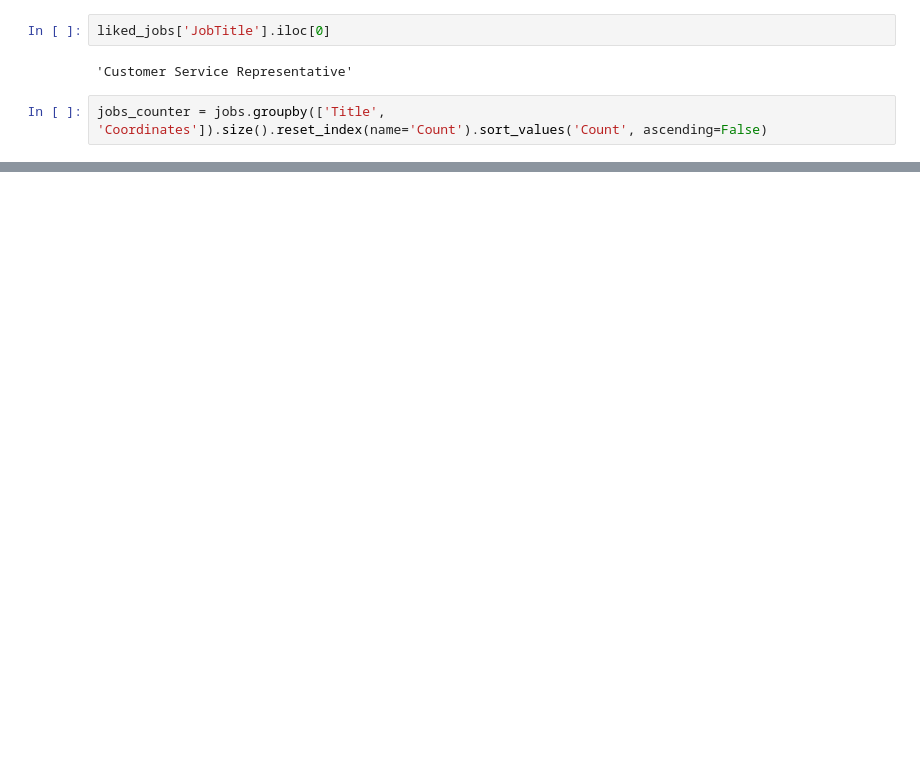
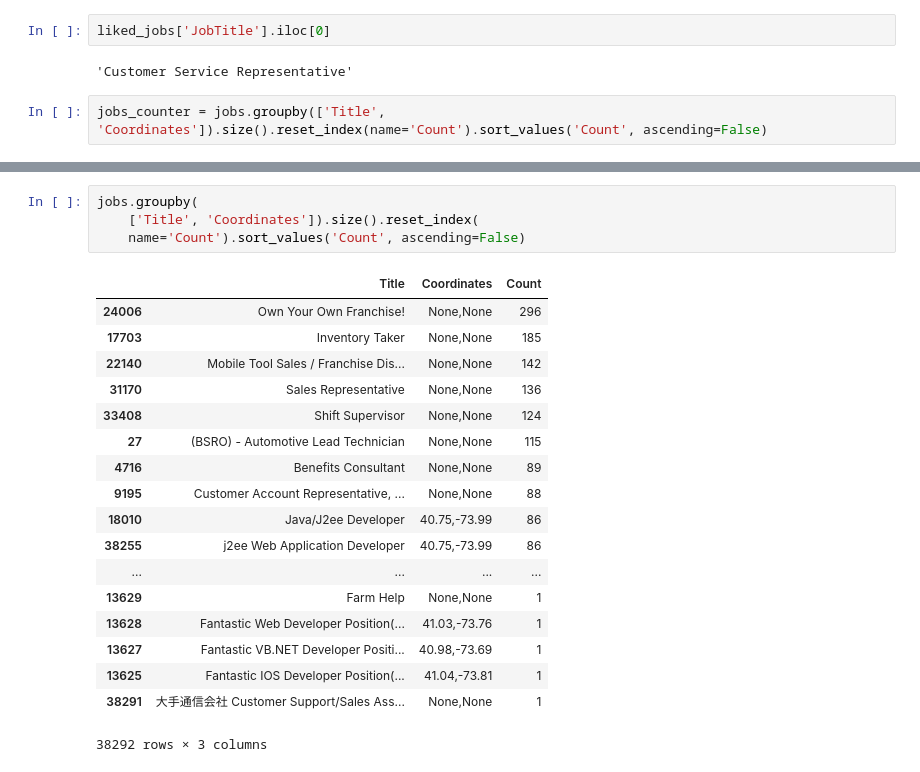
Before and after one commit to wiflore/Jobs_Recommender, a Jupyter notebook: Jobs Recommender.ipynb, the cells around one changed output, grey strips where cells are left out. Cells and saved outputs as stored; diff of their text form; blank space fills up the shorter version.

```diff
--- a/Jobs Recommender.ipynb
+++ b/Jobs Recommender.ipynb
@@ -308,0 +413,23 @@ sum([3, 1]) % 4
+# %%
+jobs.groupby(
+    ['Title', 'Coordinates']).size().reset_index(
+    name='Count').sort_values('Count', ascending=False)
+# %% [output]
+|  | Title | Coordinates | Count |
+| 24006 | Own Your Own Franchise! | None,None | 296 |
+| 17703 | Inventory Taker | None,None | 185 |
+| 22140 | Mobile Tool Sales / Franchise Dis... | None,None | 142 |
+| 31170 | Sales Representative | None,None | 136 |
+| 33408 | Shift Supervisor | None,None | 124 |
+| 27 | (BSRO) - Automotive Lead Technician | None,None | 115 |
+| 4716 | Benefits Consultant | None,None | 89 |
+| 9195 | Customer Account Representative, ... | None,None | 88 |
+| 18010 | Java/J2ee Developer | 40.75,-73.99 | 86 |
+| 38255 | j2ee Web Application Developer | 40.75,-73.99 | 86 |
+| ... | ... | ... | ... |
+| 13629 | Farm Help | None,None | 1 |
+| 13628 | Fantastic Web Developer Position(... | 41.03,-73.76 | 1 |
+| 13627 | Fantastic VB.NET Developer Positi... | 40.98,-73.69 | 1 |
+| 13625 | Fantastic IOS Developer Position(... | 41.04,-73.81 | 1 |
+| 38291 | 大手通信会社 Customer Support/Sales Ass... | None,None | 1 |
+38292 rows × 3 columns
```
Also changed, not shown: parts of 24 cells of this notebook.
